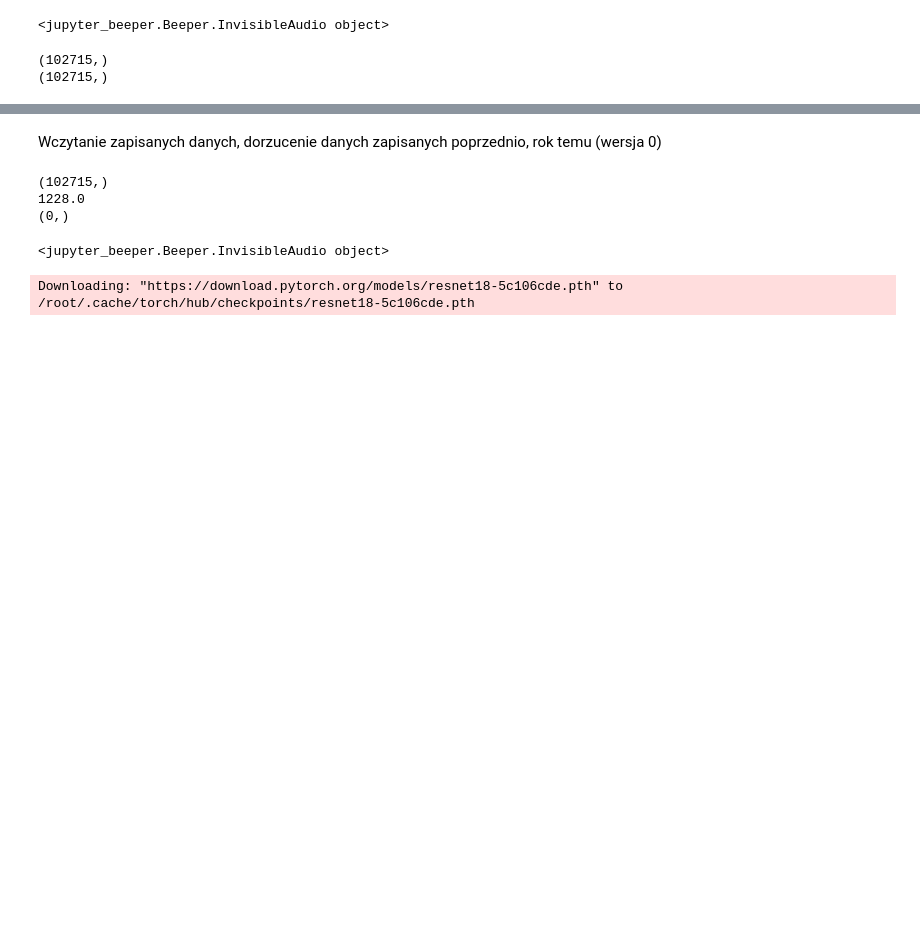
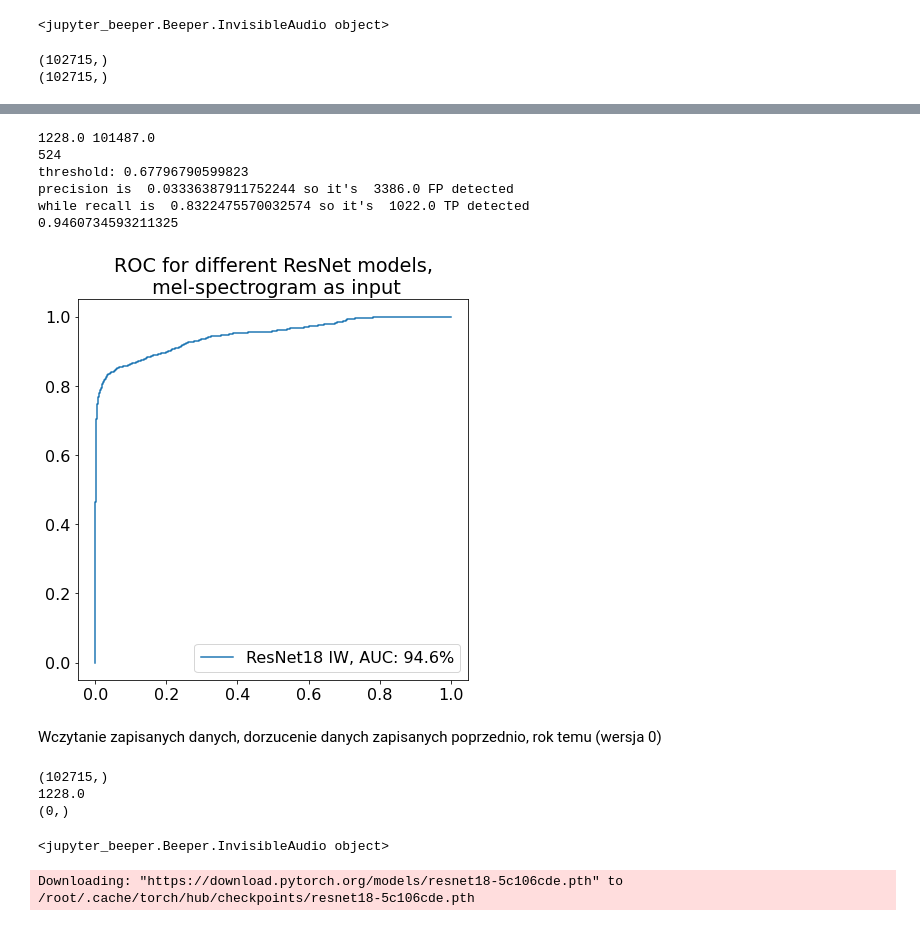
Before and after one commit to hannape/IBAC-Biodiv, a Jupyter notebook: FA_dorobienie_do_artykułu_.ipynb, the cells around one changed output, grey strips where cells are left out. Drawn from its saved outputs; the diff is of its cells as text; code cells hidden in the pictures; blank space fills up the shorter version.

```diff
--- a/FA_dorobienie_do_artykułu_.ipynb
+++ b/FA_dorobienie_do_artykułu_.ipynb
@@ -909,7 +937,7 @@ print(file_name)
 BUK1_20180918$040704.wav
 BUK1_20180918$040704.wav
 # %%
-model_path="drive/My Drive/models/transfer_learning_manytypes/2020-10-27/"
+model_path="drive/My Drive/models/transfer_learning_manytypes/2020-10-29/"
 opcje_modeli = [opcja0(), opcja1(),opcja2(),opcja3(),opcja4(),opcja5(),opcja6(),opcja7(),opcja8(),opcja9(),opcja10(),opcja11()]
 opcja_nr = 0
 au = []
@@ -1230,36 +1272,45 @@ negatives = len(y_tests) - positives
 print(positives, negatives)
 auc_s = []
 font = {'family' : 'normal',
         'size'   : 16}
 matplotlib.rc('font', **font)
 plt.figure(figsize=(7,7))
 
-for i in range(0,3):
+for i in range(0,1):
   fpr, tpr, thresholds = roc_curve(y_tests,predictions_five[i])
 
   optimal_idx = np.argmax(tpr - fpr)
   optimal_threshold = thresholds[optimal_idx]
   print(optimal_idx)
   print("threshold:", optimal_threshold)
   print("precision is ", fpr[optimal_idx], "so it's ", fpr[optimal_idx]*negatives, "FP detected")
   print("while recall is ", tpr[optimal_idx], "so it's ", tpr[optimal_idx]*positives, "TP detected")
   auc_score_3 = roc_auc_score(y_tests,predictions_five[i])
   print(auc_score_3)
   auc_s.append(auc_score_3)
 
   plt.plot(fpr, tpr)
-
+'''
 plt.legend(["ResNet50 IW, AUC: %.1f%%" % (auc_s[0]*100),
             "ResNet18 NP, AUC: %.1f%%" % (auc_s[1]*100),
             "ResNet50 NP, AUC: %.1f%%" % (auc_s[2]*100)])
-
+'''
 #plt.legend(["ResNet18 IW, AUC: %.1f%%" % (auc_s[0]*100),
 #            "ResNet50 IW, AUC: %.1f%%" % (auc_s[1]*100),
 #            "ResNet18 NP, AUC: %.1f%%" % (auc_s[2]*100),
 #            "ResNet50 NP, AUC: %.1f%%" % (auc_s[3]*100)])
+plt.legend(["ResNet18 IW, AUC: %.1f%%" % (auc_s[0]*100)])
 plt.title('ROC for different ResNet models,\n mel-spectrogram as input')
 #plt.show()
 plt.savefig('drive/My Drive/models/'+ str(datetime.datetime.now()) + '.svg')
+# %% [output]
+1228.0 101487.0
+524
+threshold: 0.67796790599823
+precision is  0.03336387911752244 so it's  3386.0 FP detected
+while recall is  0.8322475570032574 so it's  1022.0 TP detected
+0.9460734593211325
+[figure, added]
 # %% [markdown]
 Wczytanie zapisanych danych, dorzucenie danych zapisanych poprzednio, rok temu (wersja 0)
 # %%
```
Also changed, not shown: parts of 9 cells of this notebook.
